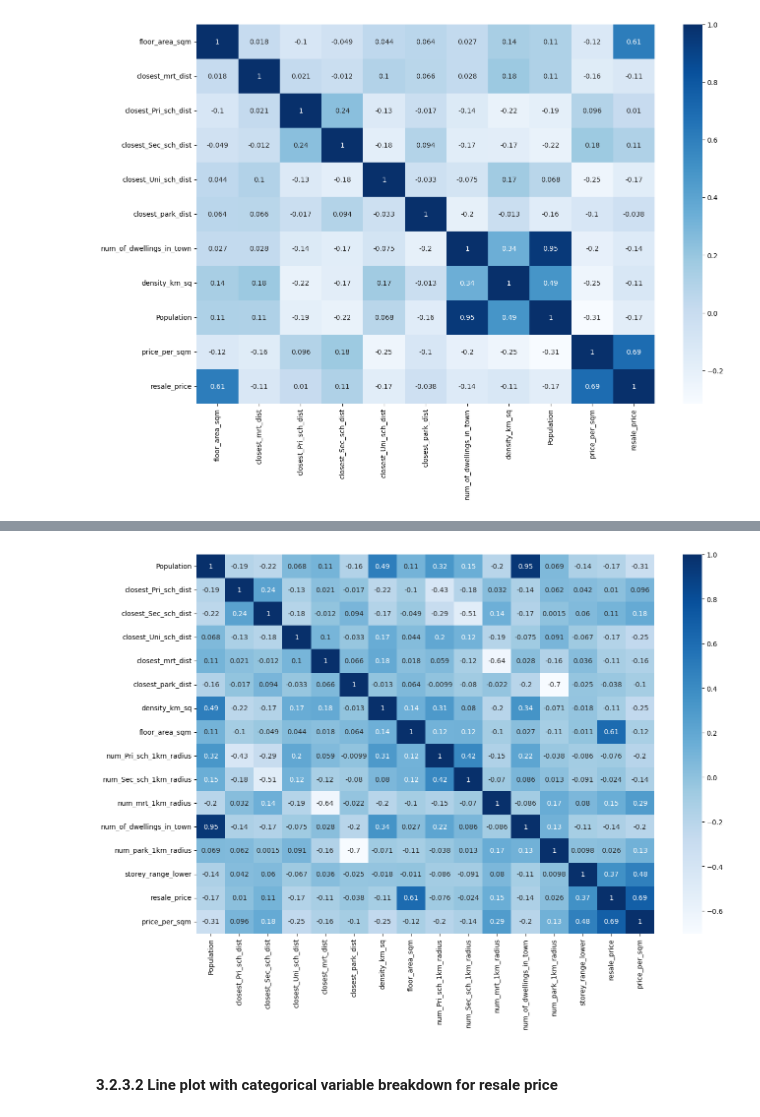
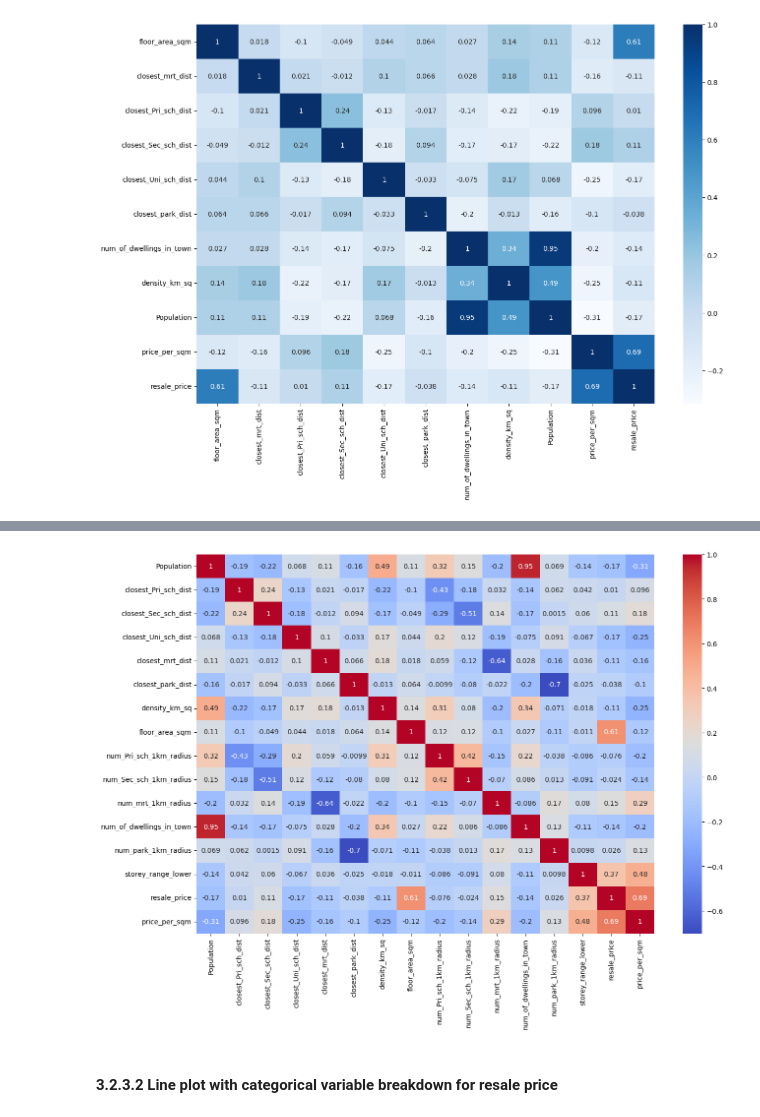
Before and after one commit to alvintanjl/HDB_Resale_Price_Regression, a Jupyter notebook: 2_Data Visualisation.ipynb, the cells around one changed output, grey strips where cells are left out. Saved outputs shown, nothing was run; the diff lists cells and outputs as text; code cells hidden in the pictures.

Commit message:
update ML + corr heatmap

```diff
--- a/2_Data Visualisation.ipynb
+++ b/2_Data Visualisation.ipynb
@@ -348,11 +348,11 @@ final_corr_cols
 # %%
 corr_matrix = df[final_corr_cols].corr()
 
 plt.figure(figsize=(15,10))
-sns.heatmap(corr_matrix, cmap = "Blues", annot=True)
+sns.heatmap(corr_matrix, cmap = "coolwarm", annot=True)
 plt.show()
 # %% [output]
-[figure, old version]
+[figure, new version]
 # %% [markdown]
 #### 3.2.3.2 Line plot with categorical variable breakdown for resale price
 # %%
```
Also changed, not shown: 2 other files.
